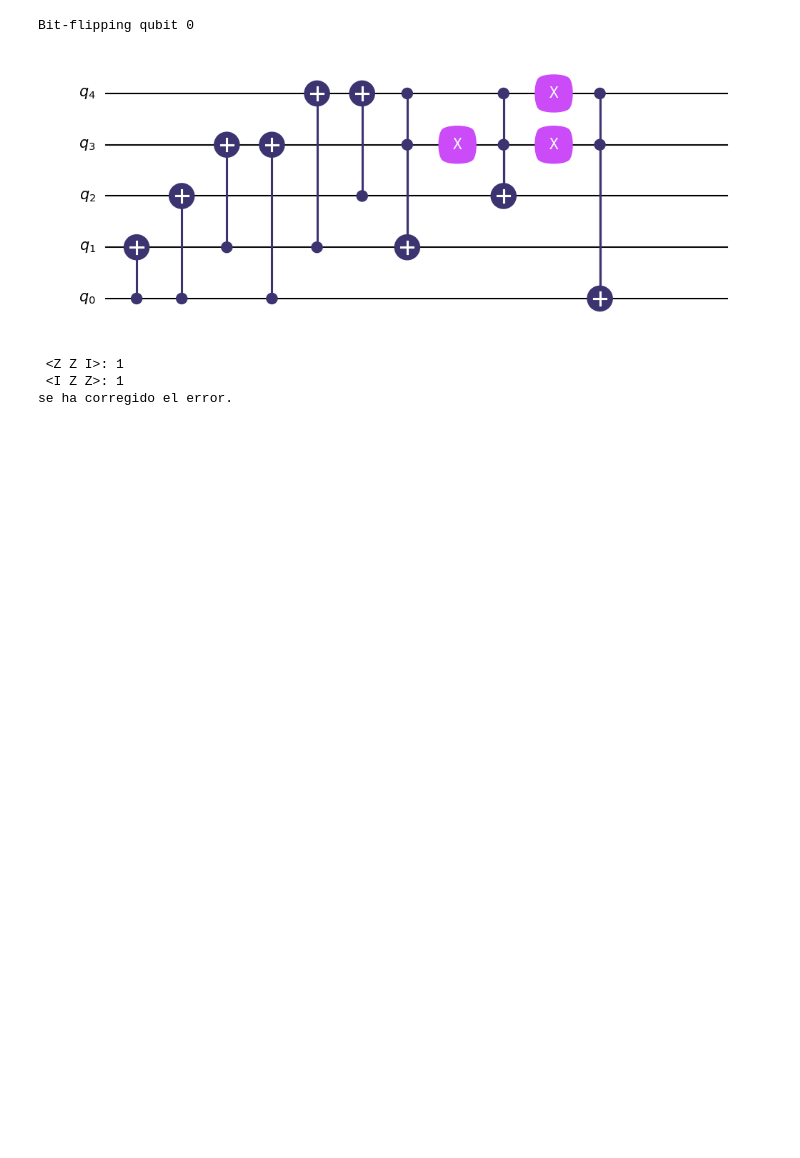
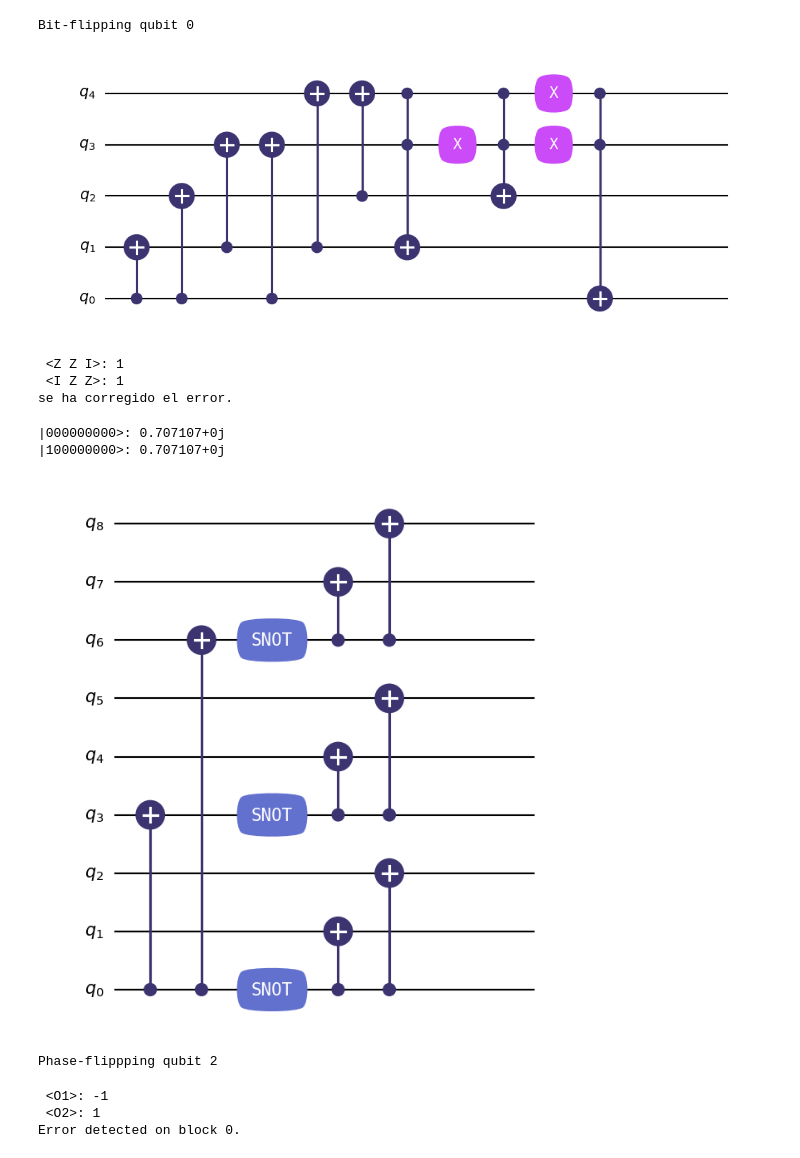
Before and after one commit to campojorge/Practica-10, a Jupyter notebook: main.ipynb, the cells around one changed output. Drawn from its saved outputs; the diff is of its cells as text; code cells hidden in the pictures; blank space fills up the shorter version.

```diff
--- a/main.ipynb
+++ b/main.ipynb
@@ -134,3 +149,80 @@ else:
  <Z Z I>: 1
  <I Z Z>: 1
 se ha corregido el error.
+# %%
+#ejercicio 10
+#operadores O1 y O2 de control para detección de flip de fase (9 qubits)
+psi_1=qt.tensor(psi_superposition,psi_0,psi_0,psi_0,psi_0,psi_0,psi_0,psi_0,psi_0)
+
+
+#Mostramos este estado por pantalla
+coeficientes = psi_1.full().ravel()
+
+for i, coef in enumerate(coeficientes):
+    if abs(coef) > 1e-10:
+        print(f"|{i:09b}>: {coef:.6g}")
+
+qenc = QubitCircuit(9, reverse_states=False)
+qenc.add_gate("CNOT", controls=[0], targets=[3])
+qenc.add_gate("CNOT", controls=[0], targets=[6])
+qenc.add_gate("SNOT", targets=[0])
+qenc.add_gate("SNOT", targets=[3])
+qenc.add_gate("SNOT", targets=[6])
+qenc.add_gate("CNOT", controls=[6], targets=[7])
+qenc.add_gate("CNOT", controls=[6], targets=[8])
+qenc.add_gate("CNOT", controls=[3], targets=[4])
+qenc.add_gate("CNOT", controls=[3], targets=[5])
+qenc.add_gate("CNOT", controls=[0], targets=[1])
+qenc.add_gate("CNOT", controls=[0], targets=[2])
+U10=gate_sequence_product(qenc.propagators())
+qenc
+# %% [output]
+|000000000>: 0.707107+0j
+|100000000>: 0.707107+0j
+[figure, added]
+# %%
+#introducimos un error de flip de fase en uno de los qubits
+
+error_op = [qeye(2)]*9
+phase_qubit = random.randint(0, 8) # qubit to phase-
+print("Phase-flippping qubit {}".format(phase_qubit))
+error_op[phase_qubit] *= sigmaz()
+
+q_encoded10 = tensor(error_op) * U10*psi_1
+
+#q_encoded10 = U10 * psi_1
+
+# 2. Definir una lista de 9 identidades
+#error_op = [qt.qeye(2)] * 9
+
+# 3. Colocar el error en el cúbit
+#error_op[8] = qt.sigmaz()  # o qt.sigmaz() para error de fase
+
+# 4. Aplicar el producto tensor al estado
+#q_encoded10 = qt.tensor(error_op) * q_encoded10
+# %% [output]
+Phase-flippping qubit 2
+# %%
+O1=tensor(sigmax(), sigmax(), sigmax(), sigmax(),sigmax(), sigmax(), qt.qeye(2), qt.qeye(2), qt.qeye(2))
+O2=tensor(qt.qeye(2), qt.qeye(2), qt.qeye(2), sigmax(), sigmax(), sigmax(), sigmax(), sigmax(), sigmax())
+
+
+#aplicamos los operadores de control al estado con error y calculamos los valores esperados
+
+val_O1 = round(expect(O1, q_encoded10))
+val_O2 = round(expect(O2, q_encoded10))
+
+print(f" <O1>: {val_O1:.0f}")
+print(f" <O2>: {val_O2:.0f}")
+if val_O1 == 1 and val_O2 == 1:
+    print("No error detected.")
+elif val_O1 == -1 and val_O2 == 1:
+    print("Error detected on block 0.")
+elif val_O1 == 1 and val_O2 == -1:
+    print("Error detected on block 2.")
+elif val_O1 == -1 and val_O2 == -1:
+    print("Error detected on block 1.")
+# %% [output]
+ <O1>: -1
+ <O2>: 1
+Error detected on block 0.
```
Also changed, not shown: parts of 4 cells of this notebook.
